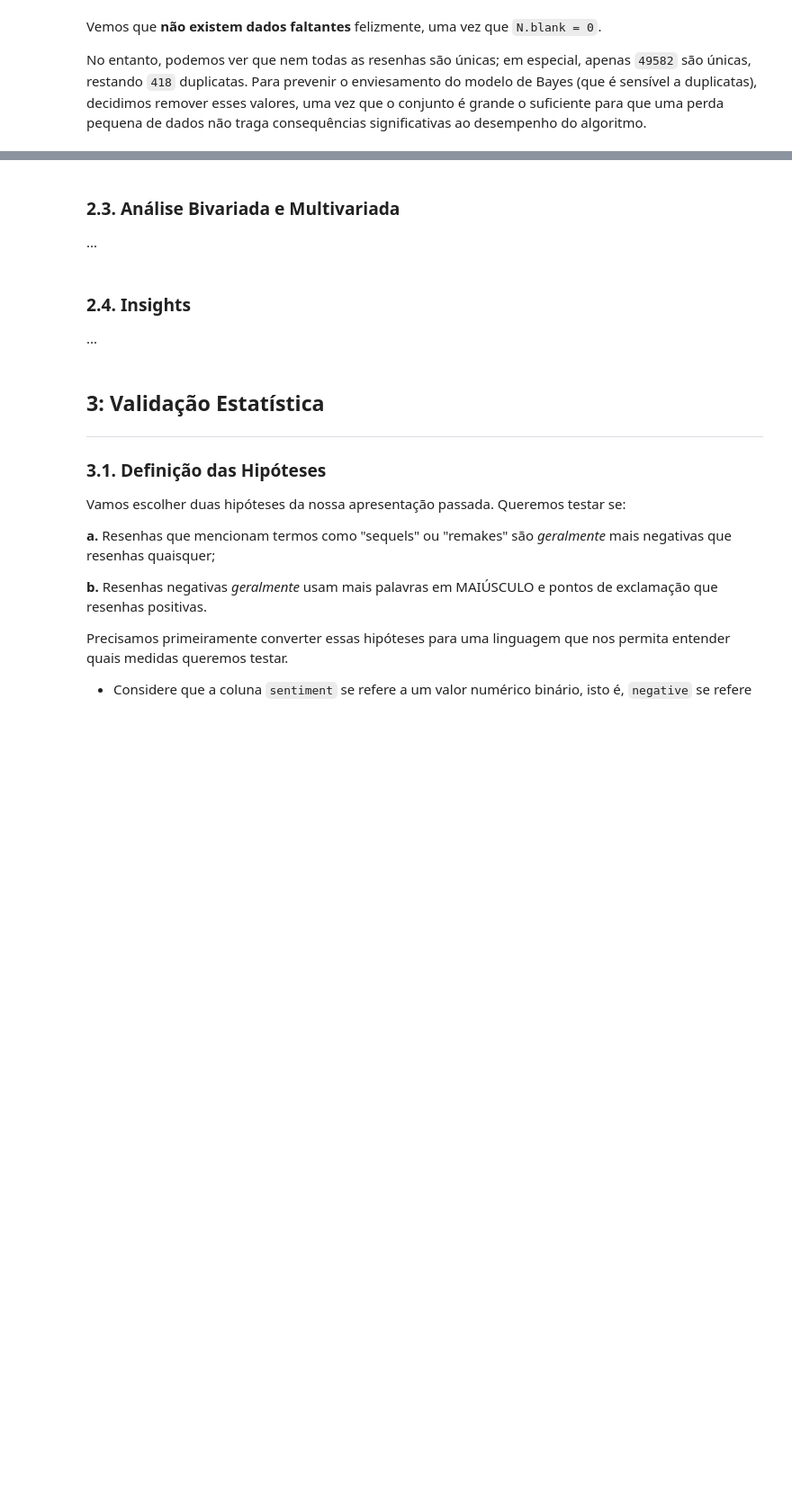
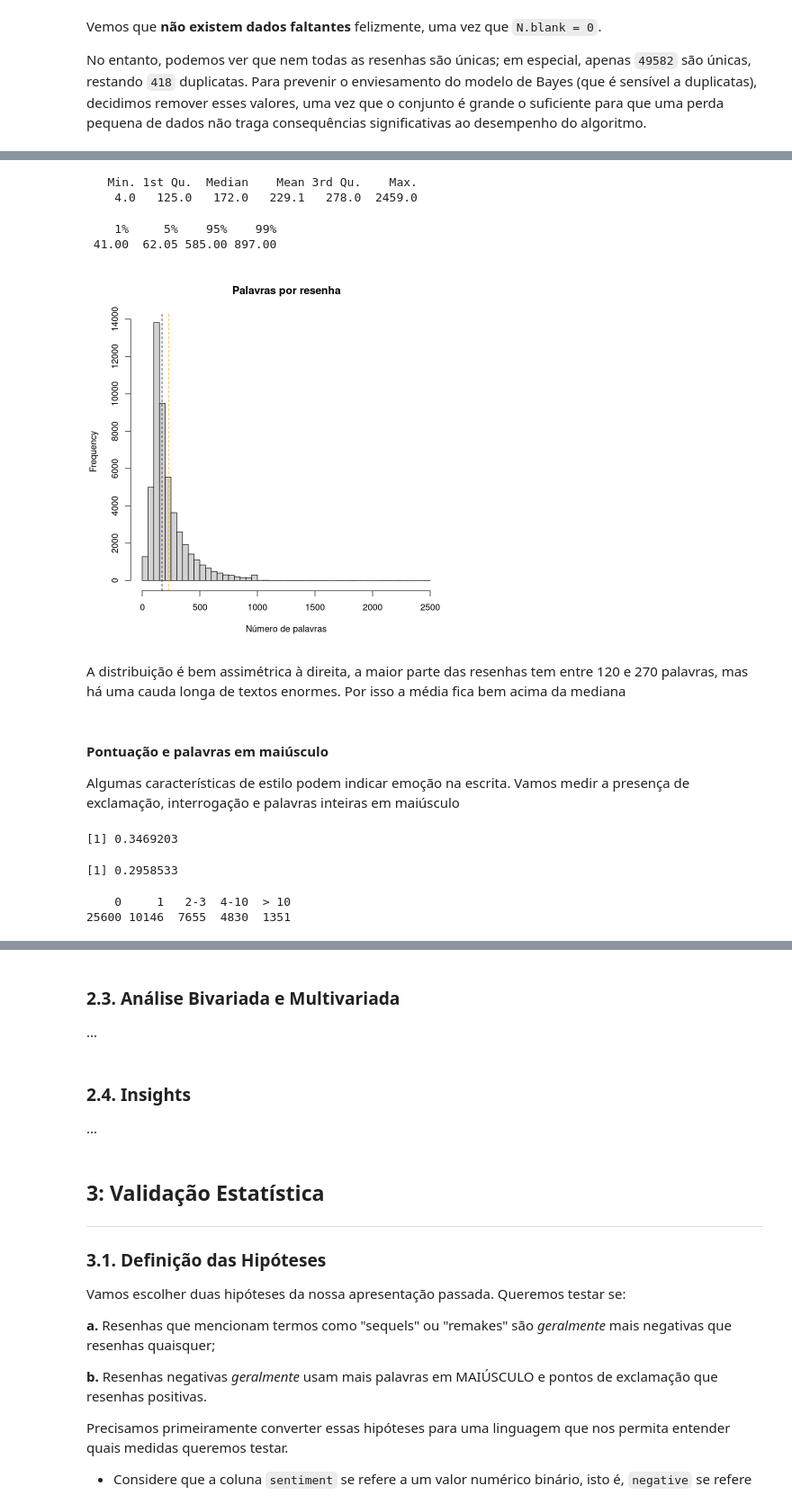
Before and after one commit to AmandaTrinity/estatistica, a Jupyter notebook: main.ipynb, the cells around one changed output, grey strips where cells are left out. Shown at 90% size. Saved outputs shown, nothing was run; the diff lists cells and outputs as text; code cells hidden in the pictures; blank space fills up the shorter version.

```diff
--- a/main.ipynb
+++ b/main.ipynb
@@ -93,0 +122,35 @@ summary(dataset)
+# %%
+# contagem de palavras ignorando as tags HTML (senão cada <br /> contaria como palavra)
+dataset$n_words <- lengths(strsplit(gsub("<[^>]+>", " ", dataset$review), "\\s+"))
+
+summary(dataset$n_words)
+quantile(dataset$n_words, c(0.01, 0.05, 0.95, 0.99))
+# %% [output]
+   Min. 1st Qu.  Median    Mean 3rd Qu.    Max.
+    4.0   125.0   172.0   229.1   278.0  2459.0
+    1%     5%    95%    99%
+ 41.00  62.05 585.00 897.00
+# %%
+hist(dataset$n_words, breaks = 80, main = "Palavras por resenha", xlab = "Número de palavras")
+abline(v = c(median(dataset$n_words), mean(dataset$n_words)), col = c("black", "orange"), lty = 2)  # mediana (preta) e média (laranja)
+# %% [output]
+[figure, added]
+# %% [markdown]
+A distribuição é bem assimétrica à direita, a maior parte das resenhas tem entre 120 e 270 palavras, mas há uma cauda longa de textos enormes. Por isso a média fica bem acima da mediana
+# %% [markdown]
+#### Pontuação e palavras em maiúsculo
+
+Algumas características de estilo podem indicar emoção na escrita. Vamos medir a presença de exclamação, interrogação e palavras inteiras em maiúsculo
+# %%
+# fração de resenhas com pelo menos um "!" e com pelo menos um "?"
+mean(grepl("!", dataset$review))
+mean(grepl("\\?", dataset$review))
+
+# palavras inteiras em maiúsculo(2+)
+dataset$n_upper <- stringr::str_count(dataset$review, "\\b[A-Z]{2,}\\b")
+table(cut(dataset$n_upper, c(-1, 0, 1, 3, 10, Inf), labels = c("0", "1", "2-3", "4-10", "> 10")))
+# %% [output]
+[1] 0.3469203
+[1] 0.2958533
+    0     1   2-3  4-10  > 10
+25600 10146  7655  4830  1351
```
Also changed, not shown: parts of 16 cells of this notebook.
